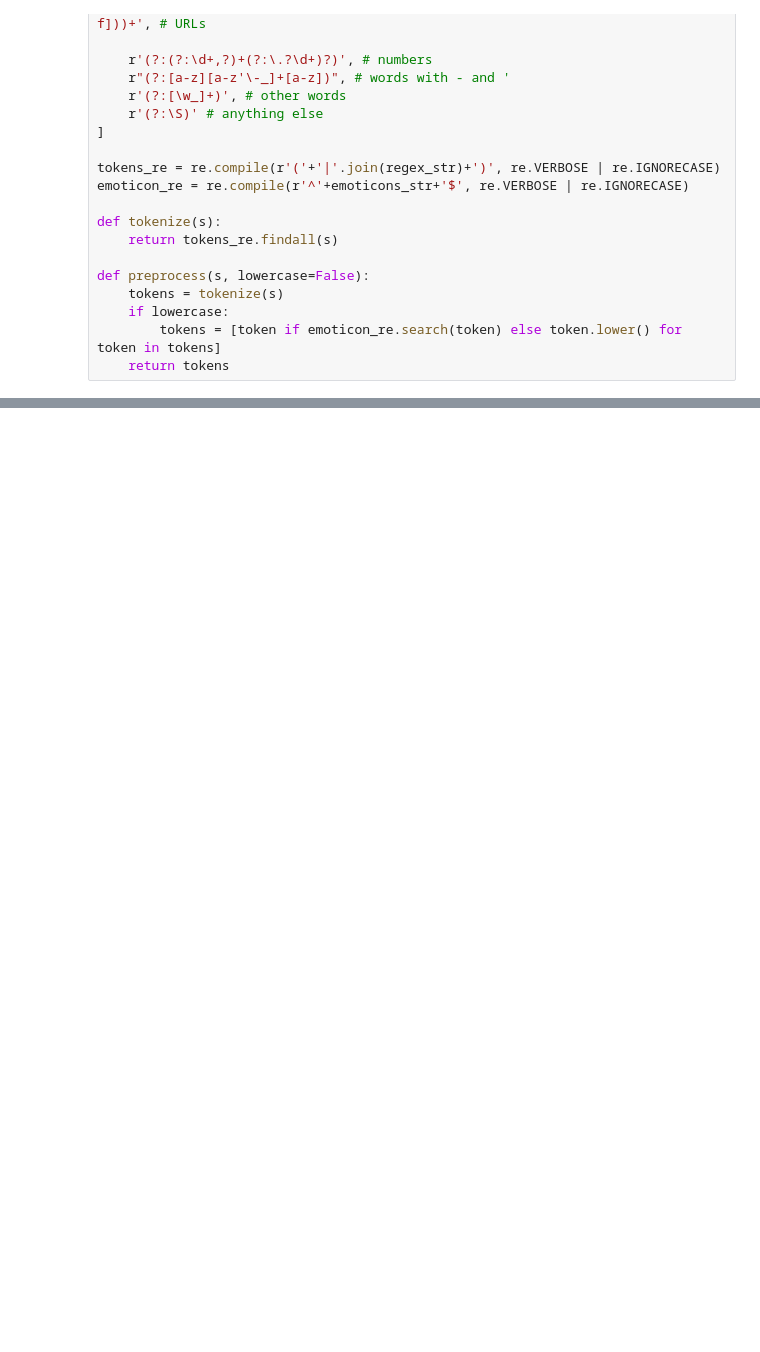
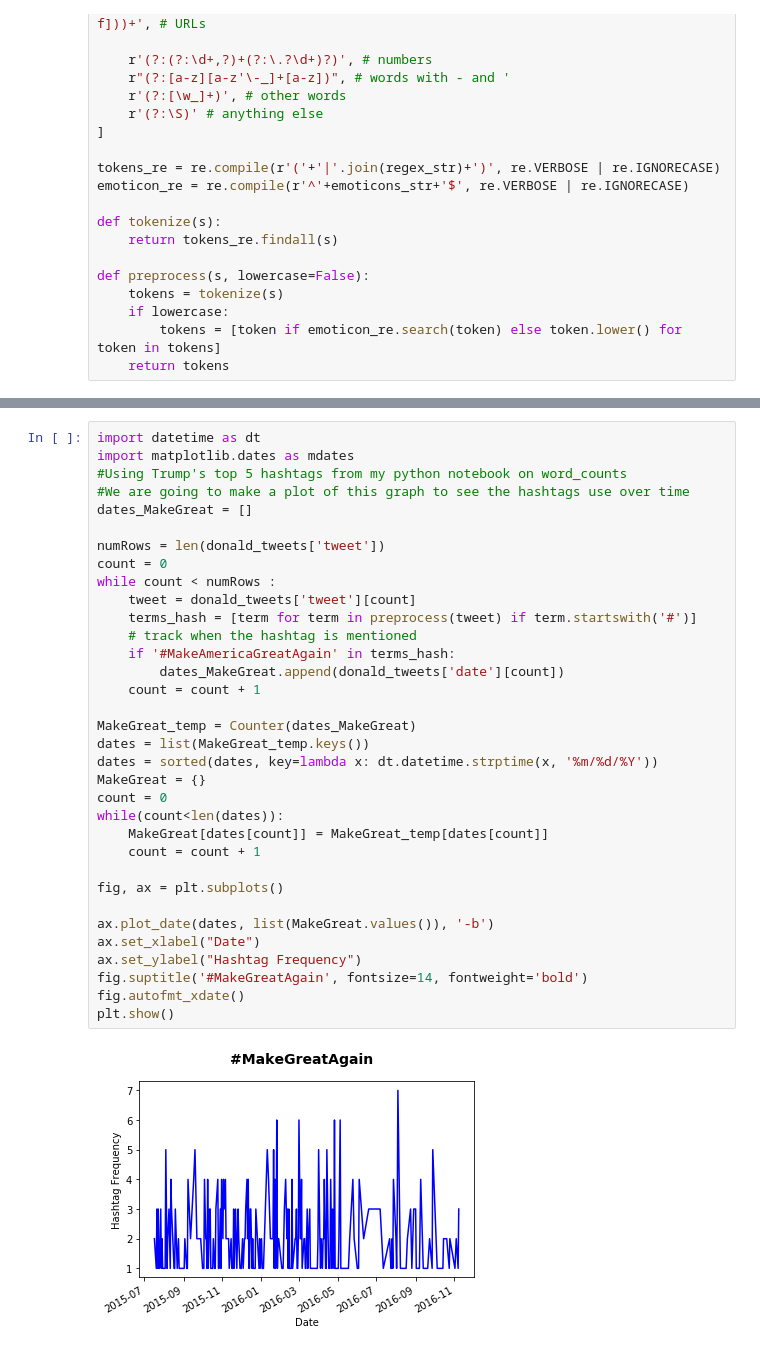
Before and after one commit to johnnyguitar95/DataScience_Marquette, a Jupyter notebook: Notebooks/Data_Visuals.ipynb, the cells around one changed output, grey strips where cells are left out. Cells and saved outputs as stored; diff of their text form; blank space fills up the shorter version.

```diff
--- a/Notebooks/Data_Visuals.ipynb
+++ b/Notebooks/Data_Visuals.ipynb
@@ -128,0 +120,36 @@ plt.show()
+# %%
+import datetime as dt
+import matplotlib.dates as mdates
+#Using Trump's top 5 hashtags from my python notebook on word_counts
+#We are going to make a plot of this graph to see the hashtags use over time
+dates_MakeGreat = []
+
+numRows = len(donald_tweets['tweet'])
+count = 0
+while count < numRows :
+    tweet = donald_tweets['tweet'][count]
+    terms_hash = [term for term in preprocess(tweet) if term.startswith('#')]
+    # track when the hashtag is mentioned
+    if '#MakeAmericaGreatAgain' in terms_hash:
+        dates_MakeGreat.append(donald_tweets['date'][count])
+    count = count + 1
+
+MakeGreat_temp = Counter(dates_MakeGreat)
+dates = list(MakeGreat_temp.keys())
+dates = sorted(dates, key=lambda x: dt.datetime.strptime(x, '%m/%d/%Y'))
+MakeGreat = {}
+count = 0
+while(count<len(dates)):
+    MakeGreat[dates[count]] = MakeGreat_temp[dates[count]]
+    count = count + 1
+
+fig, ax = plt.subplots()
+
+ax.plot_date(dates, list(MakeGreat.values()), '-b')
+ax.set_xlabel("Date")
+ax.set_ylabel("Hashtag Frequency")
+fig.suptitle('#MakeGreatAgain', fontsize=14, fontweight='bold')
+fig.autofmt_xdate()
+plt.show()
+# %% [output]
+[figure, added]
```
Also changed, not shown: parts of 10 cells of this notebook, 2 other files.
